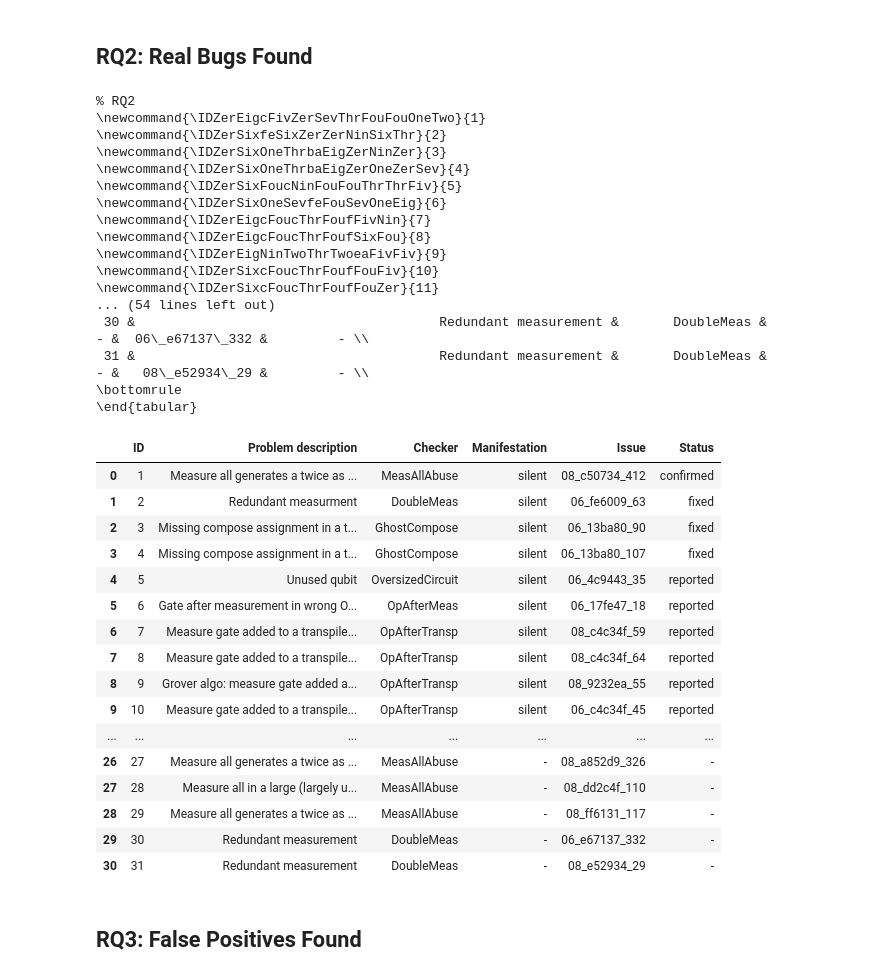
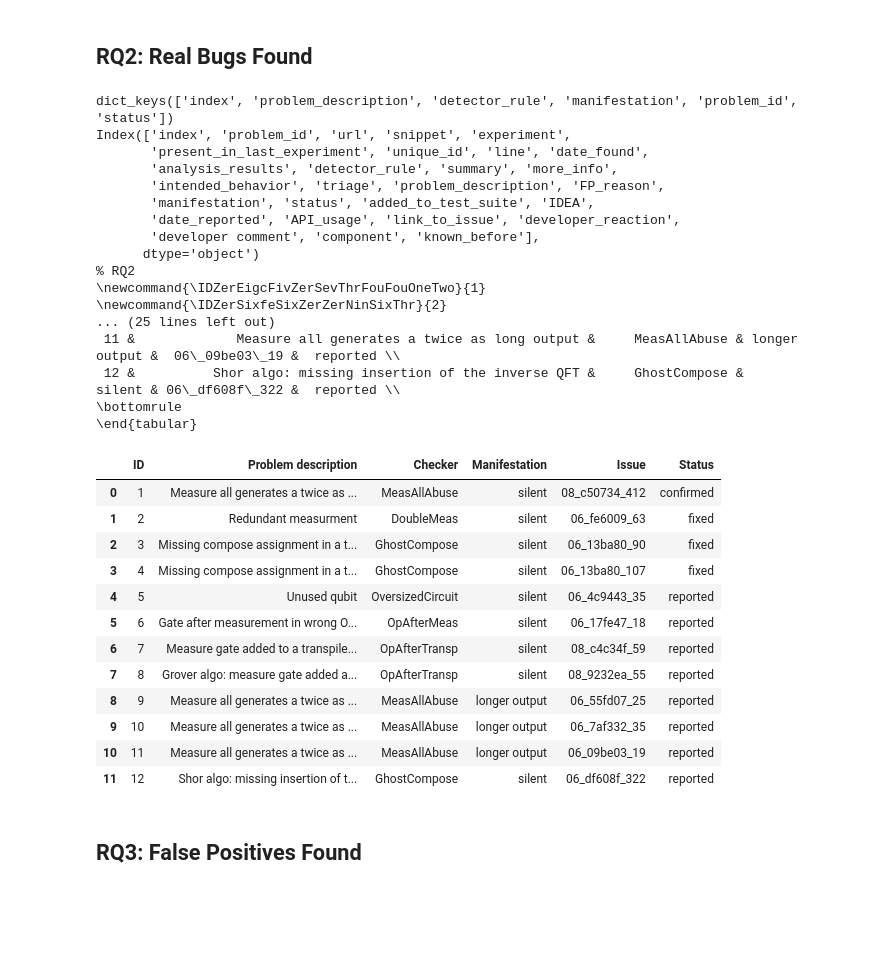
Before and after one commit to sola-st/LintQ, a Jupyter notebook: notebooks/RQs_Reproduce_Analysis_Results.ipynb, the cells around one changed output. Drawn from its saved outputs; the diff is of its cells as text; code cells hidden in the pictures; blank space fills up the shorter version.

Commit message:
add full list of true positives

```diff
--- a/notebooks/RQs_Reproduce_Analysis_Results.ipynb
+++ b/notebooks/RQs_Reproduce_Analysis_Results.ipynb
@@ -26,9 +27,10 @@ ABSTRACTION_FOLDER = '../qlint/codeql/lib/qiskit'
 
 # warning & manual inspection
 PATH_WARNINGS_SARIF = '../data/analysis_results/exp_v08/codeql_2023-03-20_19-13-27/data.sarif'
-PATH_MANUAL_INSPECTION_CSV = '../data/annotations/manual_inspection/warnings_until_23_03_28.csv'
+PATH_MANUAL_INSPECTION_CSV = '../data/annotations/manual_inspection/warnings_until_23_03_29.csv'
 PATH_METADATA_DATASET = '../data/datasets/exp_v08/df_summary.csv'
 PATH_WARNINGS_CSV_NEW = PATH_WARNINGS_SARIF.replace(".sarif", ".csv")
+PATH_OUTPUT_EXTENDED_TP_DESCRIPTION = '../bug_reports/true_positives_found'
 
 # competitor
 PATH_QSMELL_RESULTS = "../data/datasets/exp_v08/qsmell"
@@ -695,6 +752,8 @@ ANONYMOUS = True
 REMOVE_FALSE_POSITIVES = True
 REMOVE_NOTEWORTHY = True
 REMOVE_UNANNOTATED = True
+KEEP_ONLY_REPORTED_OR_MORE = True
+DROP_DUPLICATE_MESSAGES_FROM_REPORTED = True
 
 # remove blacklisted detecotrs
 df_bugs = df_bugs[~df_bugs["detector_rule"].isin(BLACKLISTED_RULES)]
@@ -749,13 +808,33 @@ df_table["status"] = df_table["status"].apply(
     lambda e: "fixed" if "fixed" in e else e
 )
 
+if KEEP_ONLY_REPORTED_OR_MORE:
+    df_table = df_table[
+        (df_table["status"] == "confirmed") |
+        (df_table["status"] == "fixed") |
+        (df_table["status"] == "reported")
+    ]
+
+if DROP_DUPLICATE_MESSAGES_FROM_REPORTED:
+    df_reported_only = df_table[(df_table["status"] == "reported")]
+    df_rest = df_table[(df_table["status"] != "reported")]
+    df_reported_only = df_reported_only.drop_duplicates(
+        subset=["problem_description"])
+    df_table = pd.concat([df_rest, df_reported_only])
+
+
+
 df_table = df_table.reset_index(drop=True)
 df_table = df_table.reset_index(drop=False)
+print(col_renaming.keys())
+print(df_table.columns)
 df_table = df_table[relevant_columns].rename(columns=col_renaming)
 df_table["ID"] = df_table["ID"].apply(lambda e: int(e) + 1)
 # cut the column with detector
 df_table["Checker"] = df_table["Checker"].map(RULE_NAME_MAPPING)
 # sort by Detector
+
+
 
 mapping_numbers = {
     "1": "One",
@@ -779,54 +858,50 @@ for i, row in df_table.iterrows():
         msg = msg.replace(k, v)
     # msg = msg.translate(str.maketrans('', '', string.punctuation))
     # msg = ''.join([w.capitalize() for w in msg.lower().split()])
     # msg = ''.join(ch for ch in msg if ch.isalpha())
     if msg != "":
         print("\\newcommand{\\ID" + msg + "}{" + str(row["ID"]) + "}")
 
 print("")
 table_code = df_table.to_latex(
     column_format=column_format,
     index=False)
 table_code = re.sub("\s'", " `", table_code)
 # replace all links with a \url{} command
 table_code = re.sub("(https:[^ ]*)", r"\\href{\1}{link}", table_code)
 print(table_code)
 df_table
 # %% [output]
+dict_keys(['index', 'problem_description', 'detector_rule', 'manifestation', 'problem_id', 'status'])
+Index(['index', 'problem_id', 'url', 'snippet', 'experiment',
+       'present_in_last_experiment', 'unique_id', 'line', 'date_found',
+       'analysis_results', 'detector_rule', 'summary', 'more_info',
+       'intended_behavior', 'triage', 'problem_description', 'FP_reason',
+       'manifestation', 'status', 'added_to_test_suite', 'IDEA',
+       'date_reported', 'API_usage', 'link_to_issue', 'developer_reaction',
+       'developer comment', 'component', 'known_before'],
+      dtype='object')
 % RQ2
 \newcommand{\IDZerEigcFivZerSevThrFouFouOneTwo}{1}
 \newcommand{\IDZerSixfeSixZerZerNinSixThr}{2}
-\newcommand{\IDZerSixOneThrbaEigZerNinZer}{3}
-\newcommand{\IDZerSixOneThrbaEigZerOneZerSev}{4}
-\newcommand{\IDZerSixFoucNinFouFouThrThrFiv}{5}
-\newcommand{\IDZerSixOneSevfeFouSevOneEig}{6}
-\newcommand{\IDZerEigcFoucThrFoufFivNin}{7}
-\newcommand{\IDZerEigcFoucThrFoufSixFou}{8}
-\newcommand{\IDZerEigNinTwoThrTwoeaFivFiv}{9}
-\newcommand{\IDZerSixcFoucThrFoufFouFiv}{10}
-\newcommand{\IDZerSixcFoucThrFoufFouZer}{11}
-... (54 lines left out)
- 30 &                                       Redundant measurement &       DoubleMeas &             - &  06\_e67137\_332 &         - \\
- 31 &                                       Redundant measurement &       DoubleMeas &             - &   08\_e52934\_29 &         - \\
+... (25 lines left out)
+ 11 &             Measure all generates a twice as long output &     MeasAllAbuse & longer output &  06\_09be03\_19 &  reported \\
+ 12 &          Shor algo: missing insertion of the inverse QFT &     GhostCompose &        silent & 06\_df608f\_322 &  reported \\
 \bottomrule
 \end{tabular}
 |  | ID | Problem description | Checker | Manifestation | Issue | Status |
 | 0 | 1 | Measure all generates a twice as ... | MeasAllAbuse | silent | 08_c50734_412 | confirmed |
 | 1 | 2 | Redundant measurment | DoubleMeas | silent | 06_fe6009_63 | fixed |
 | 2 | 3 | Missing compose assignment in a t... | GhostCompose | silent | 06_13ba80_90 | fixed |
 | 3 | 4 | Missing compose assignment in a t... | GhostCompose | silent | 06_13ba80_107 | fixed |
 | 4 | 5 | Unused qubit | OversizedCircuit | silent | 06_4c9443_35 | reported |
 | 5 | 6 | Gate after measurement in wrong O... | OpAfterMeas | silent | 06_17fe47_18 | reported |
 | 6 | 7 | Measure gate added to a transpile... | OpAfterTransp | silent | 08_c4c34f_59 | reported |
-| 7 | 8 | Measure gate added to a transpile... | OpAfterTransp | silent | 08_c4c34f_64 | reported |
-| 8 | 9 | Grover algo: measure gate added a... | OpAfterTransp | silent | 08_9232ea_55 | reported |
-| 9 | 10 | Measure gate added to a transpile... | OpAfterTransp | silent | 06_c4c34f_45 | reported |
-| ... | ... | ... | ... | ... | ... | ... |
-| 26 | 27 | Measure all generates a twice as ... | MeasAllAbuse | - | 08_a852d9_326 | - |
-| 27 | 28 | Measure all in a large (largely u... | MeasAllAbuse | - | 08_dd2c4f_110 | - |
-| 28 | 29 | Measure all generates a twice as ... | MeasAllAbuse | - | 08_ff6131_117 | - |
-| 29 | 30 | Redundant measurement | DoubleMeas | - | 06_e67137_332 | - |
-| 30 | 31 | Redundant measurement | DoubleMeas | - | 08_e52934_29 | - |
+| 7 | 8 | Grover algo: measure gate added a... | OpAfterTransp | silent | 08_9232ea_55 | reported |
+| 8 | 9 | Measure all generates a twice as ... | MeasAllAbuse | longer output | 06_55fd07_25 | reported |
+| 9 | 10 | Measure all generates a twice as ... | MeasAllAbuse | longer output | 06_7af332_35 | reported |
+| 10 | 11 | Measure all generates a twice as ... | MeasAllAbuse | longer output | 06_09be03_19 | reported |
+| 11 | 12 | Shor algo: missing insertion of t... | GhostCompose | silent | 06_df608f_322 | reported |
 # %% [markdown]
 ## RQ3: False Positives Found
 # %% [markdown]
```
Also changed, not shown: parts of 4 cells of this notebook, 38 other files.
